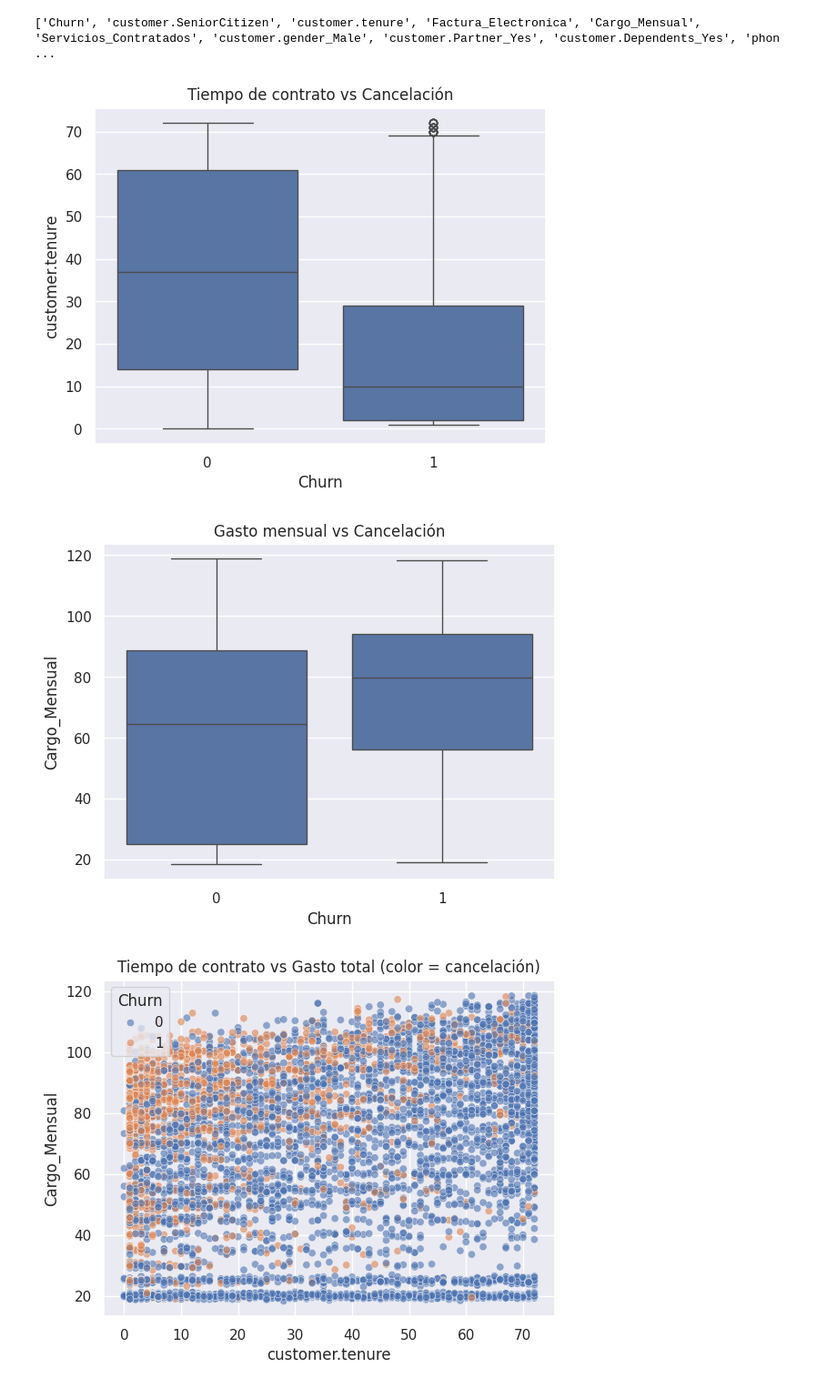
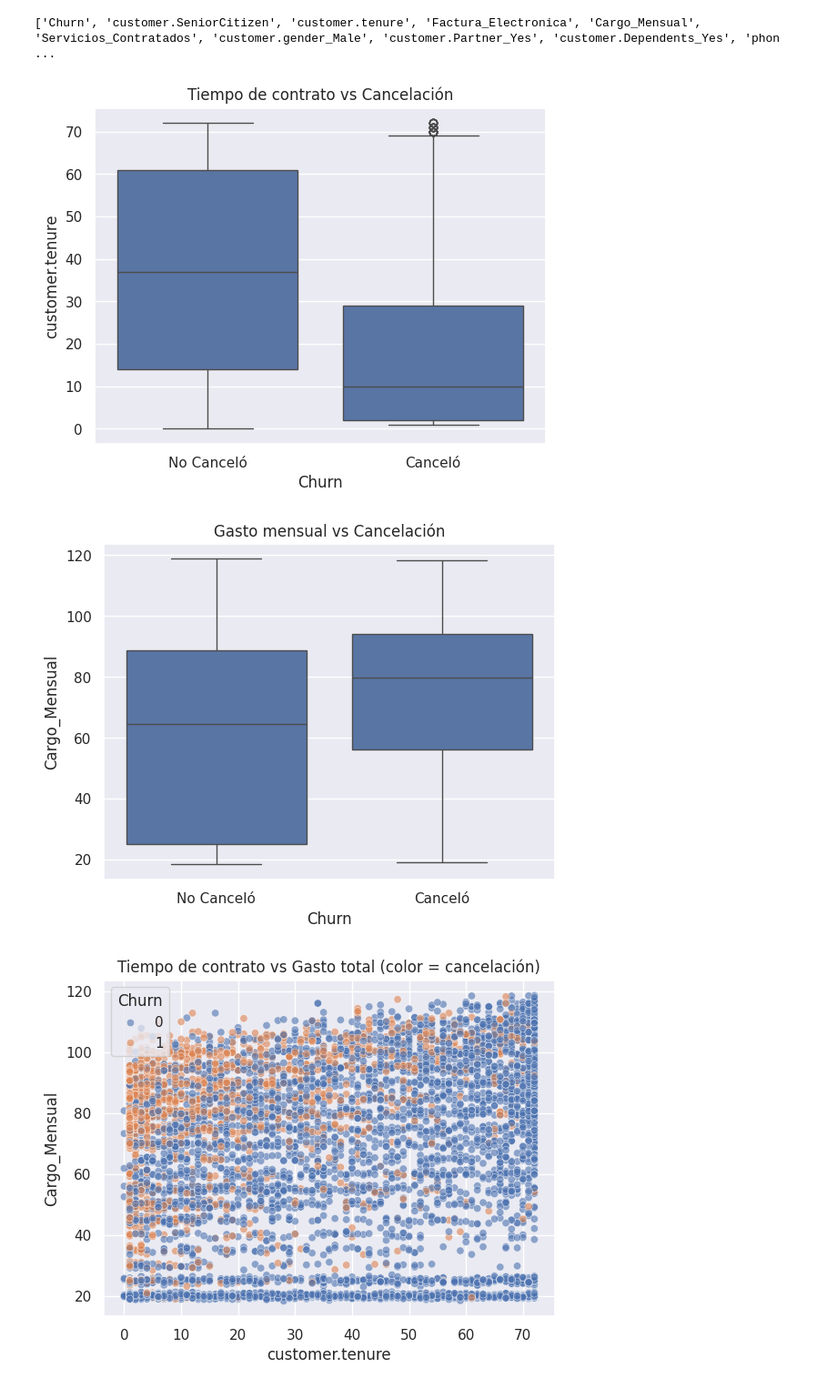
Before and after one commit to MadridVP/Challenge_Telecom-X-Parte-2-Predicci-n-de-Cancelaci-n-Churn-, a Jupyter notebook: Challenge_ONE_Data_Science_Telecom_X1_VM.ipynb, the cells around one changed output. Shown at 91% size. Drawn from its saved outputs; the diff is of its cells as text; code cells hidden in the pictures.

```diff
--- a/Challenge_ONE_Data_Science_Telecom_X1_VM.ipynb
+++ b/Challenge_ONE_Data_Science_Telecom_X1_VM.ipynb
@@ -899,25 +899,27 @@ print(df.columns.tolist())
 # %%
 import seaborn as sns
 import matplotlib.pyplot as plt
 
 # Tiempo de contrato vs Cancelación
 sns.boxplot(x="Churn", y="customer.tenure", data=df)
 plt.title("Tiempo de contrato vs Cancelación")
+plt.xticks([0, 1], ["No Canceló", "Canceló"])  #Cambiar etiquetas grafico
 plt.show()
 
 # Gasto mensual vs Cancelación
 sns.boxplot(x="Churn", y="Cargo_Mensual", data=df)
 plt.title("Gasto mensual vs Cancelación")
+plt.xticks([0, 1], ["No Canceló", "Canceló"])  #Cambiar etiquetas grafico
 plt.show()
 
 # (Opcional) Gasto total vs Cancelación (si existe en tu dataset)
 if "Cargo_Total" in df.columns:
     sns.boxplot(x="Churn", y="Cargo_Total", data=df)
     plt.title("Gasto total vs Cancelación")
     plt.show()
 # %% [output]
-[figure, old version]
+[figure, new version]
-[figure, old version]
+[figure, new version]
 # %%
 # Scatter: Tiempo de contrato vs Gasto total, coloreado por cancelación
 sns.scatterplot(x="customer.tenure", y="Cargo_Mensual", hue="Churn", data=df, alpha=0.6)
```
